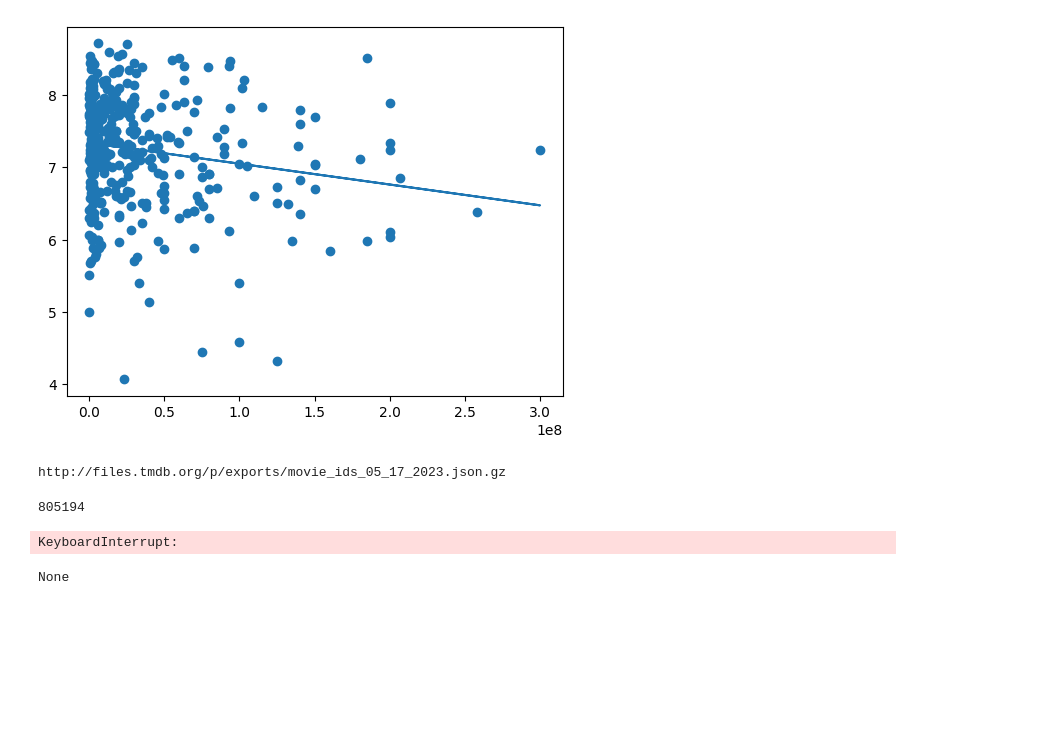
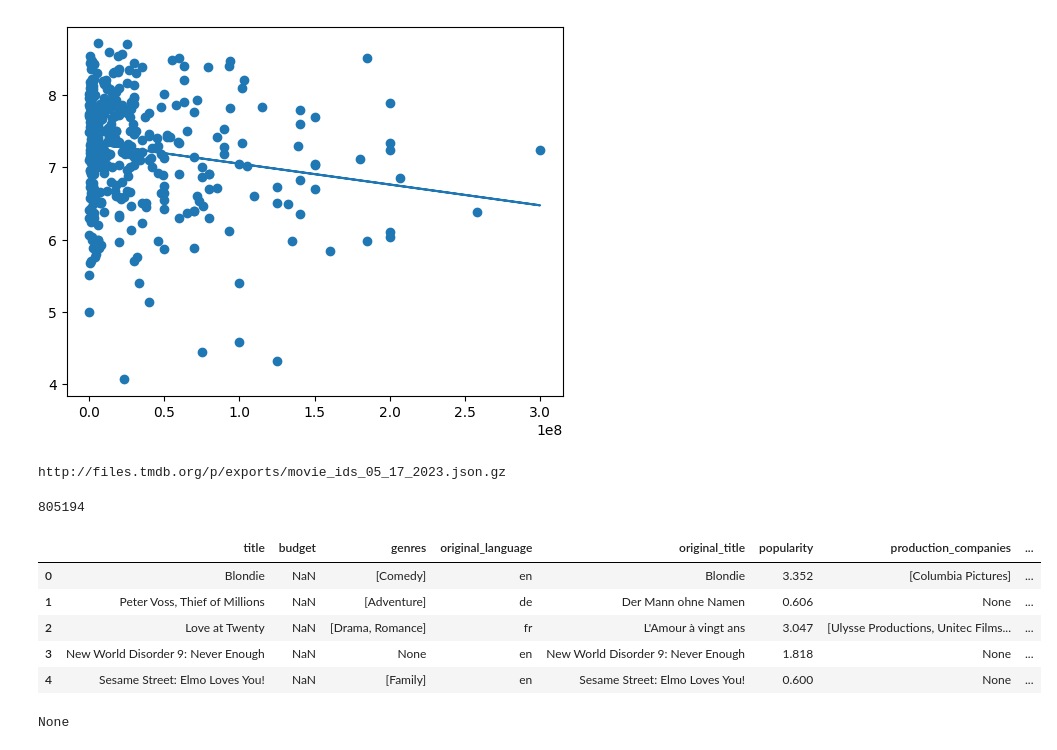
Before and after one commit to quityQ/SciProg2023, a Jupyter notebook: test.ipynb, the cells around one changed output. Cells and saved outputs as stored; diff of their text form; code cells hidden in the pictures; blank space fills up the shorter version.

Commit message:
cleanup function to clean dataframes

```diff
--- a/test.ipynb
+++ b/test.ipynb
@@ -113,22 +113,31 @@ print(dfidlist.shape[0])
 # %%
 #clenaup of csv
 
 import pandas as pd
 import numpy as np
 import classes.datamanip as dm
 
 df = pd.read_csv("movies10k.csv")
-
-colWithLists = ["genres", "production_companies", "production_countries", "spoken_languages"]
-
+"""
 df["budget"] = df["budget"].replace(0, np.nan)
 df["revenue"] = df["revenue"].replace(0, np.nan)
-df["genres"] = dm.extractDict(df["genres"])
+df["vote_average"] = df["vote_average"].replace(0, np.nan)
+df["vote_count"] = df["vote_count"].replace(0,np.nan)
+df["genres"] = df["genres"].apply(dm.extractDict)
+df["production_companies"] = df["production_companies"].apply(dm.extractDict)
+df["spoken_languages"] = df["spoken_languages"].apply(dm.extractDict)
+"""
 
+cleandf = dm.cleanup(df)
 
-df.head()
+cleandf.head()
 # %% [output]
-KeyboardInterrupt:
+|  | title | budget | genres | original_language | original_title | popularity | production_companies | ... |
+| 0 | Blondie | NaN | [Comedy] | en | Blondie | 3.352 | [Columbia Pictures] | ... |
+| 1 | Peter Voss, Thief of Millions | NaN | [Adventure] | de | Der Mann ohne Namen | 0.606 | None | ... |
+| 2 | Love at Twenty | NaN | [Drama, Romance] | fr | L'Amour à vingt ans | 3.047 | [Ulysse Productions, Unitec Films... | ... |
+| 3 | New World Disorder 9: Never Enough | NaN | None | en | New World Disorder 9: Never Enough | 1.818 | None | ... |
+| 4 | Sesame Street: Elmo Loves You! | NaN | [Family] | en | Sesame Street: Elmo Loves You! | 0.600 | None | ... |
 # %%
 import pandas as pd
 import classes.datamanip as dm
```
Also changed, not shown: 1 other file.
